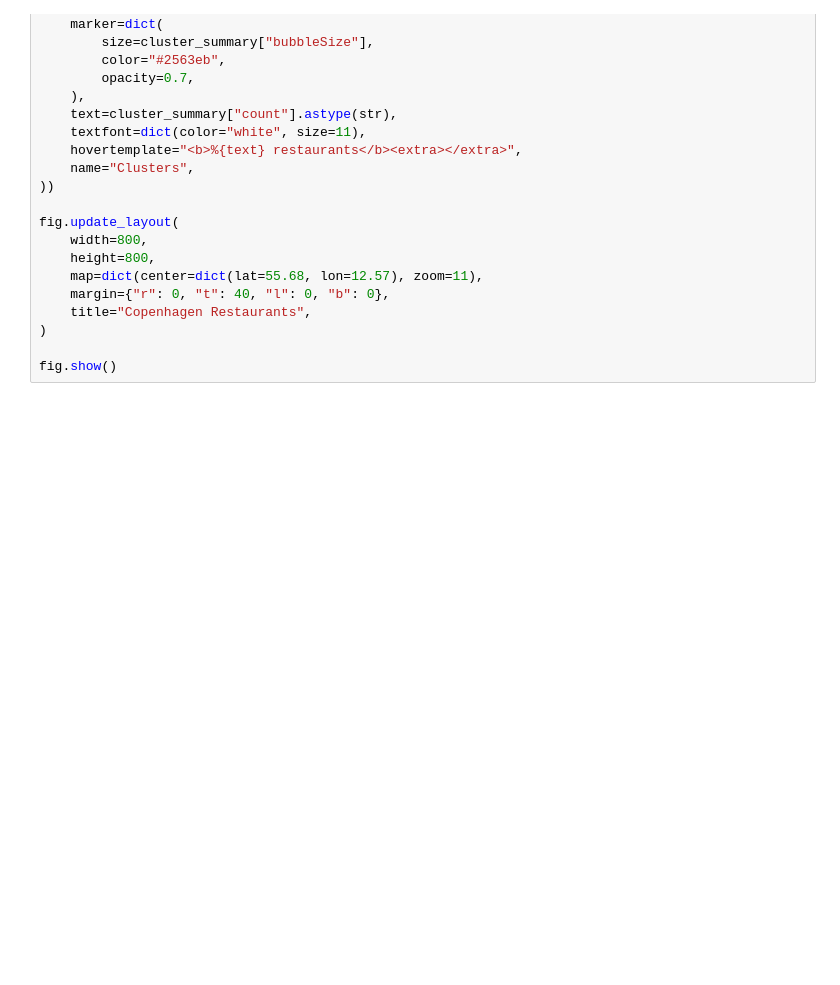
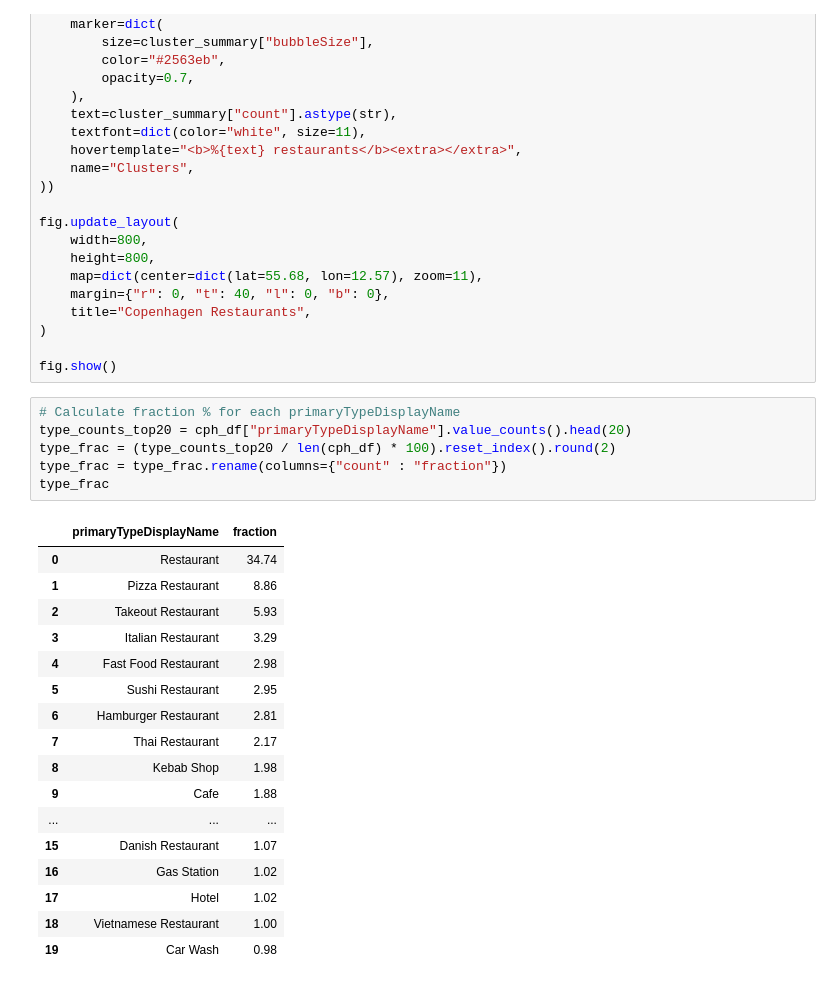
Before and after one commit to rakulmaria/foodscraps, a Jupyter notebook: src/plots.ipynb, the cells around one changed output. Cells and saved outputs as stored; diff of their text form; blank space fills up the shorter version.

Commit message:
feat: add primarydisplaytype plot

```diff
--- a/src/plots.ipynb
+++ b/src/plots.ipynb
@@ -367,3 +367,27 @@ fig.update_layout(
 )
 
 fig.show()
+# %%
+# Calculate fraction % for each primaryTypeDisplayName
+type_counts_top20 = cph_df["primaryTypeDisplayName"].value_counts().head(20)
+type_frac = (type_counts_top20 / len(cph_df) * 100).reset_index().round(2)
+type_frac = type_frac.rename(columns={"count" : "fraction"})
+type_frac
+# %% [output]
+|  | primaryTypeDisplayName | fraction |
+| 0 | Restaurant | 34.74 |
+| 1 | Pizza Restaurant | 8.86 |
+| 2 | Takeout Restaurant | 5.93 |
+| 3 | Italian Restaurant | 3.29 |
+| 4 | Fast Food Restaurant | 2.98 |
+| 5 | Sushi Restaurant | 2.95 |
+| 6 | Hamburger Restaurant | 2.81 |
+| 7 | Thai Restaurant | 2.17 |
+| 8 | Kebab Shop | 1.98 |
+| 9 | Cafe | 1.88 |
+| ... | ... | ... |
+| 15 | Danish Restaurant | 1.07 |
+| 16 | Gas Station | 1.02 |
+| 17 | Hotel | 1.02 |
+| 18 | Vietnamese Restaurant | 1.00 |
+| 19 | Car Wash | 0.98 |
```
Also changed, not shown: parts of 6 cells of this notebook, 1 other file.
